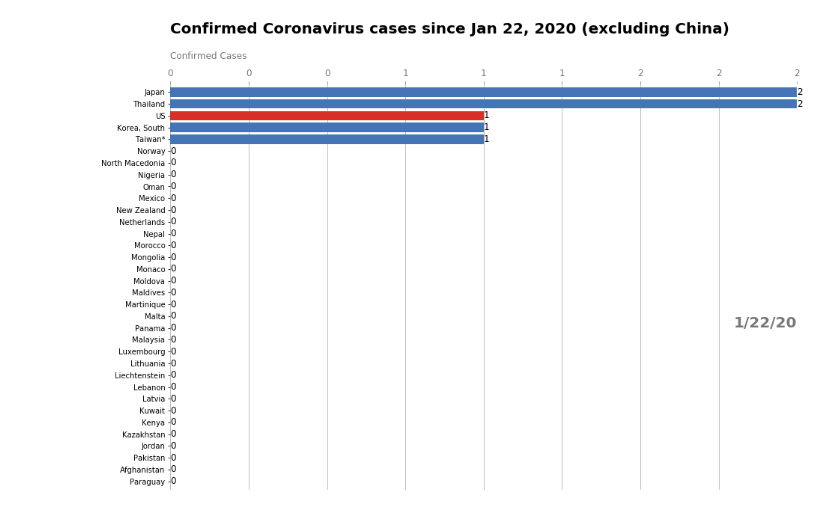
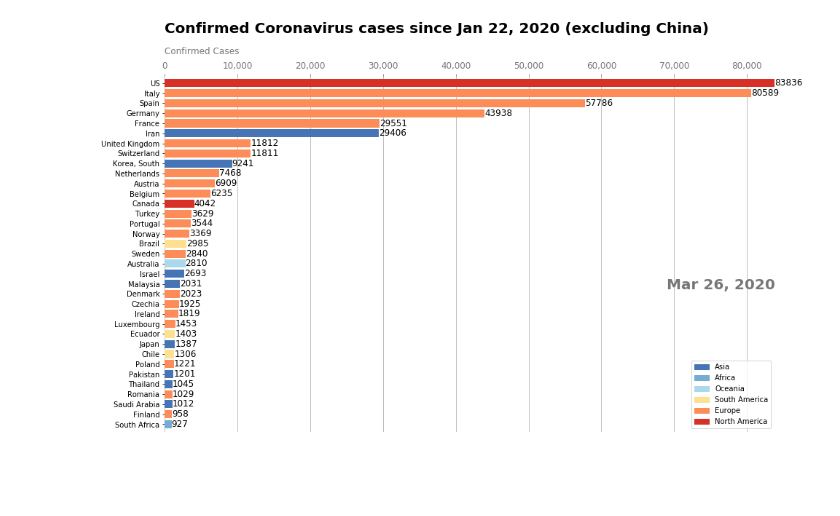
Before and after one commit to meghnas/COVID-19, a Jupyter notebook: covid19.ipynb, the cells around one changed output. Cells and saved outputs as stored; diff of their text form; code cells hidden in the pictures; blank space fills up the shorter version.

```diff
--- a/covid19.ipynb
+++ b/covid19.ipynb
@@ -56,16 +62,19 @@ dateformat = '%#m/%#d/%y'
 # %%
 colors = dict(zip(
     #["Europe", "South America", "Asia", "Oceania", "North America", "Africa"],
-    ["Oceania", "North America", "Africa", "Europe", "South America", "Asia"],
-    ["#abd9e9", "#d73027", "#74add1", "#fc8d59", "#fee090", "#4575b4"]
+    #["Oceania", "North America", "Africa", "Europe", "South America", "Asia"],
+    #["#abd9e9", "#d73027", "#74add1", "#fc8d59", "#fee090", "#4575b4"]
+    ["Asia","Africa","Oceania","South America","Europe","North America"],
+["#4575b4","#74add1","#abd9e9","#fee090","#fc8d59","#d73027"]
 ))
 continent = countries.set_index('country')['continent'].to_dict()
 # %%
+datelabel = '%b %d, %Y'
 def draw_barchart(date, data=conf, excludeChina = True):
     #dff = df[df['year'].eq(current_year)].sort_values(by='value', ascending=True).tail(10)
     current_date = date.strftime(dateformat)
     #print(current_date)
-    df = data.groupby('country', as_index=False).sum().sort_values(by=current_date, ascending = False).nlargest(35,current_date)
+    df = data.groupby('country', as_index=False).sum().sort_values(by=current_date, ascending = False).nlargest(36,current_date)
     #.tail(30)
     if excludeChina == True:
         df = df[df['country'] != 'China']
@@ -78,10 +87,10 @@ def draw_barchart(date, data=conf, excludeChina = True):
     ax.barh(df['country'], df[current_date], color=[colors[continent[x]] for x in df['country']])
     for i, (value, name) in enumerate(zip(df[current_date], df['country'])):
     #for i, (value, name) in enumerate(zip(dff['value'], dff['name'])):
-        #ax.text(value, i,     name,           size=12, weight=600, ha='right', va='bottom')
-        #ax.text(value-dx, i-.25, group_lk[name], size=10, color='#444444', ha='right', va='baseline')
-        ax.text(value, i,     value,  size=12, ha='left',  va='center')
-    ax.text(1, 0.4, current_date, transform=ax.transAxes, color='#777777', size=20, ha='right', weight=800)
+        #ax.text(value, i,     name,           size=10, weight=600, ha='right', va='center')
+        #ax.text(value, i-.25, continent[name], size=10, color='#444444', ha='right', va='baseline')
+        ax.text(value, i,     int(value),  size=12, ha='left',  va='center')
+    ax.text(1, 0.4, date.strftime(datelabel), transform=ax.transAxes, color='#777777', size=20, ha='right', weight=800)
     ax.text(0, 1.06, 'Confirmed Cases', transform=ax.transAxes, size=12, color='#777777')
     ax.xaxis.set_major_formatter(ticker.StrMethodFormatter('{x:,.0f}'))
     ax.xaxis.set_ticks_position('top')
@@ -90,21 +99,23 @@ def draw_barchart(date, data=conf, excludeChina = True):
     ax.margins(0, 0.01)
     ax.grid(which='major', axis='x', linestyle='-')
     ax.set_axisbelow(True)
+
+    keys = list(colors.keys())
+
+    handles = [plt.Rectangle((0,0),1,1, color=colors[label]) for label in keys]
+    plt.legend(handles, keys, loc='lower right')
+
+    #plt.legend(['Europe','Asia','North America'])
     ax.text(0, 1.15, 'Confirmed Coronavirus cases since Jan 22, 2020 ' + suffix,
             transform=ax.transAxes, size=20, weight=600, ha='left', va='top')
     plt.box(False)
 # %%
-fig, ax = plt.subplots(figsize=(15, 10))
-draw_barchart(start)
+fig, ax = plt.subplots(figsize=(15, 9))
+draw_barchart(end)
+# %% [output]
+[figure, added]
 # %%
 #animation
 
-fig, ax = plt.subplots(figsize=(15, 10))
-#animator = animation.FuncAnimation(fig, draw_barchart, frames=pd.date_range(start, end), fargs=[death, False])
-animator = animation.FuncAnimation(fig, draw_barchart, frames=pd.date_range(start, end), interval = 250)
-#HTML(animator.to_jshtml())
-
 # or use animator.to_html5_video() or animator.save()
-animator.save('covid19.gif', writer='pillow')
+#animator.save('covid19.gif', writer='pillow')
-# %% [output]
-[figure, removed]
```
Also changed, not shown: parts of 4 cells of this notebook, 2 other files.
